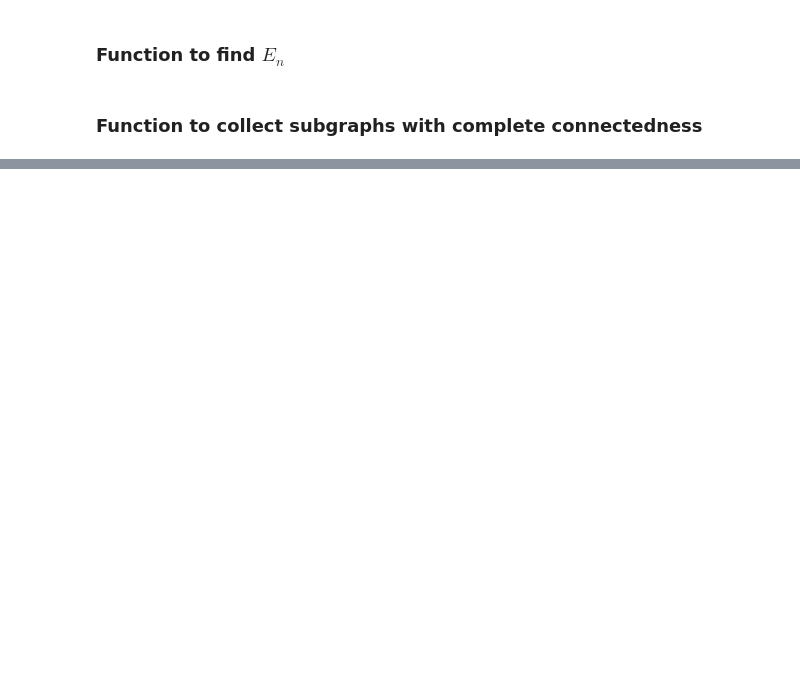
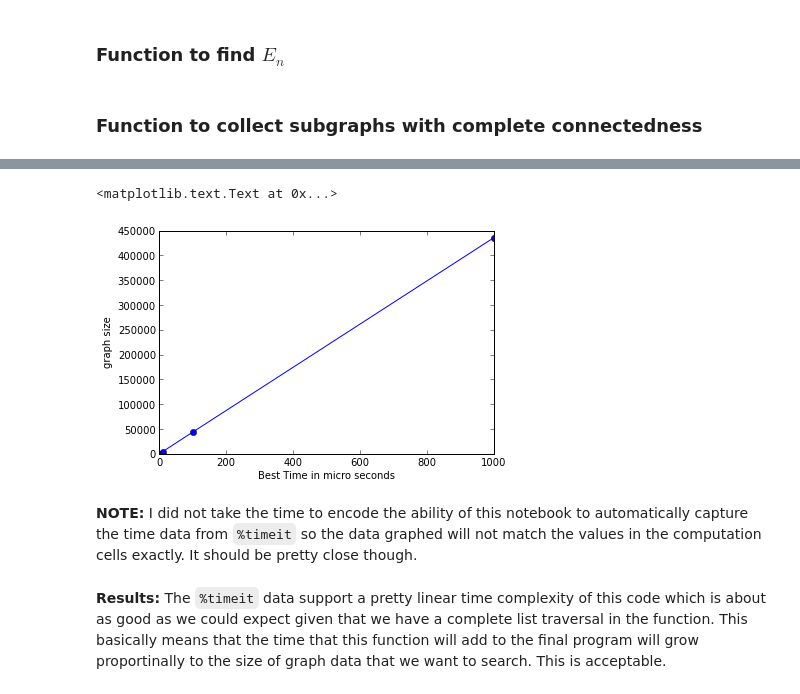
Before and after one commit to xguse/ipy_notebooks, a Jupyter notebook: gFunc_only_nWay.ipynb, the cells around one changed output, grey strips where cells are left out. Saved outputs shown, nothing was run; the diff lists cells and outputs as text; code cells hidden in the pictures; blank space fills up the shorter version.

```diff
--- a/gFunc_only_nWay.ipynb
+++ b/gFunc_only_nWay.ipynb
@@ -85,0 +171,13 @@ def get_completes(graph):
+# %%
+plot([1,10,100,1000],[435,4340,43800,436000],'-o')
+xlabel('Best Time in micro seconds')
+ylabel('graph size')
+#xscale('log')
+#yscale('log')
+# %% [output]
+<matplotlib.text.Text at 0x...>
+[figure, added]
+# %% [markdown]
+**NOTE:**  I did not take the time to encode the ability of this notebook to automatically capture the time data from `%timeit` so the data graphed will not match the values in the computation cells exactly.  It should be pretty close though.
+# %% [markdown]
+**Results:** The `%timeit` data support a pretty linear time complexity of this code which is about as good as we could expect given that we have a complete list traversal in the function.  This basically means that the time that this function will add to the final program will grow proportinally to the size of graph data that we want to search.  This is acceptable.
```
Also changed, not shown: parts of 18 cells of this notebook.
